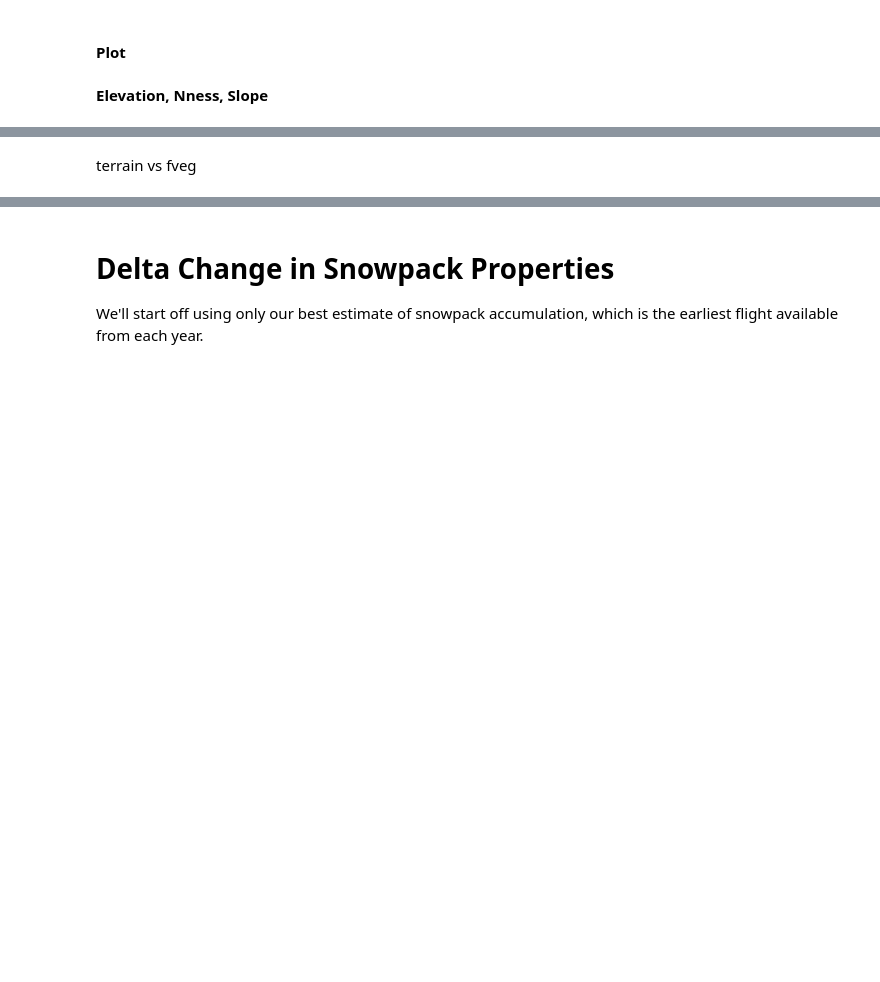
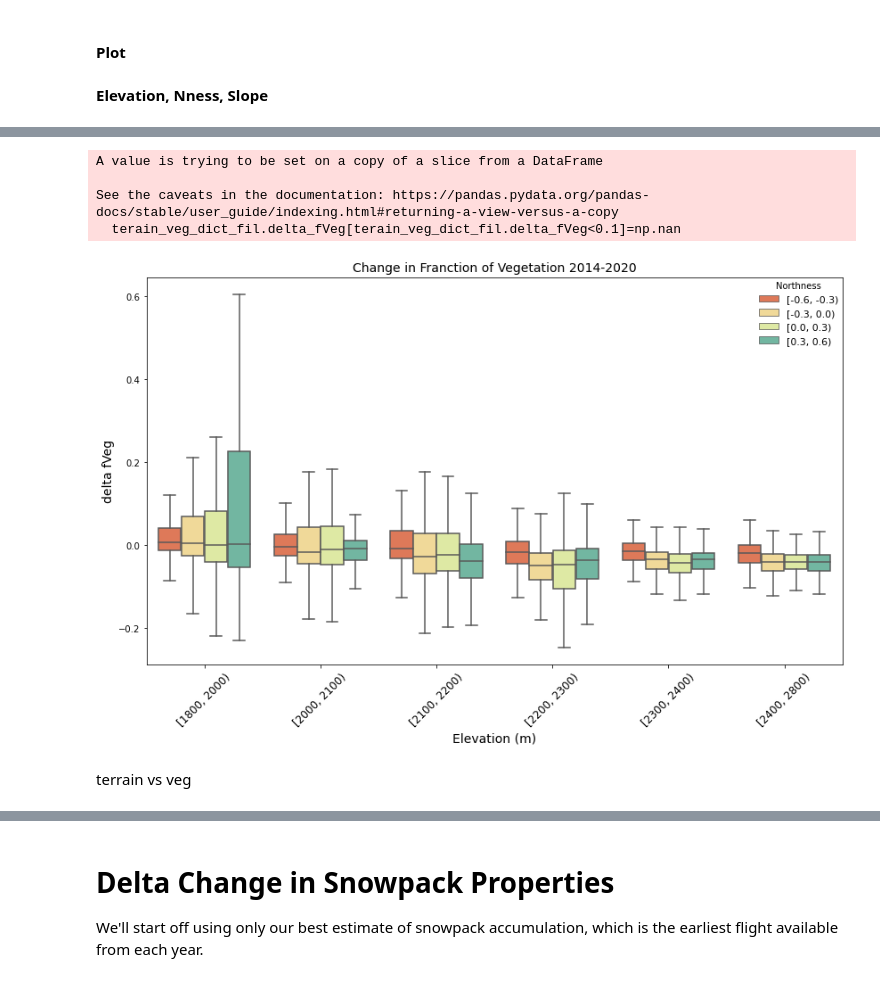
Before and after one commit to carapiske/PDAL_workflow, a Jupyter notebook: stats_workflow_SCB_NCALM.ipynb, the cells around one changed output, grey strips where cells are left out. Drawn from its saved outputs; the diff is of its cells as text; code cells hidden in the pictures; blank space fills up the shorter version.

```diff
--- a/stats_workflow_SCB_NCALM.ipynb
+++ b/stats_workflow_SCB_NCALM.ipynb
@@ -141,3 +155,22 @@ plt.legend(bbox_to_anchor=(1.02, 0.55), loc='upper left', borderaxespad=0, title
+# %%
+terain_veg_dict_fil = terain_veg_dict.copy()
+terain_veg_dict_fil.delta_fVeg[terain_veg_dict_fil.delta_fVeg<0.1]=np.nan
+# %% [output]
+A value is trying to be set on a copy of a slice from a DataFrame
+
+See the caveats in the documentation: https://pandas.pydata.org/pandas-docs/stable/user_guide/indexing.html#returning-a-view-versus-a-copy
+  terain_veg_dict_fil.delta_fVeg[terain_veg_dict_fil.delta_fVeg<0.1]=np.nan
+# %%
+# delta fVeg filtered
+# delta fVeg
+elev_nness_fveg_fig, axes = plt.subplots(1,1,figsize=(14, 8), sharey=False) # create a figure axis
+sns.boxplot(ax=axes, data=terain_veg_dict, x='elev_bins', y="delta_fVeg", hue = 'nness_bins', showfliers = False,palette = 'Spectral') #, hue = 'nness_bins'
+axes.set_title('Change in Franction of Vegetation 2014-2020', fontsize = 14); axes.set_xlabel('Elevation (m)', fontsize = 14); axes.set_ylabel('delta fVeg', fontsize = 14)
+axes.set_xticklabels(axes.get_xticklabels(),rotation = 45, fontsize = 12)
+axes.legend( loc='upper right', borderaxespad=0, title= 'Northness', fontsize=11, frameon=False)
+elev_nness_fveg_fig.savefig('SCB/stats/figures/terrain_veg/elev_nness_deltaFveg.png',transparent=True,bbox_inches='tight',dpi=300)
+# %% [output]
+[figure, added]
 # %% [markdown]
-terrain vs fveg
+terrain vs veg
 # %%
```
Also changed, not shown: parts of 132 cells of this notebook, 17 other files.
